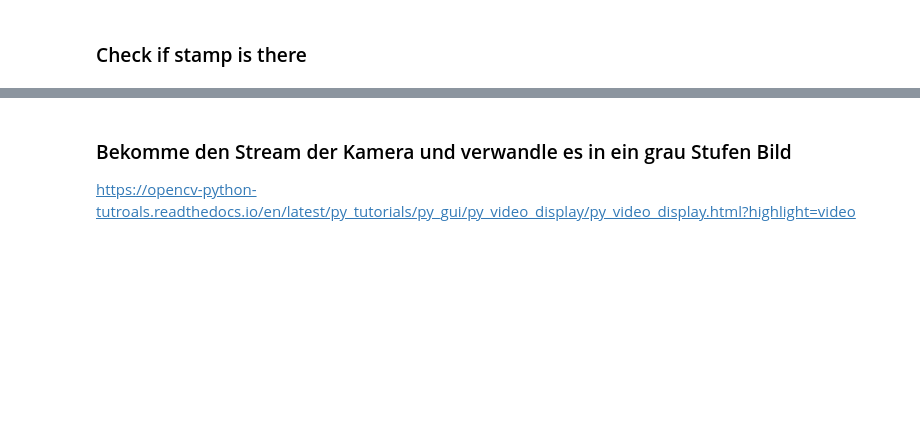
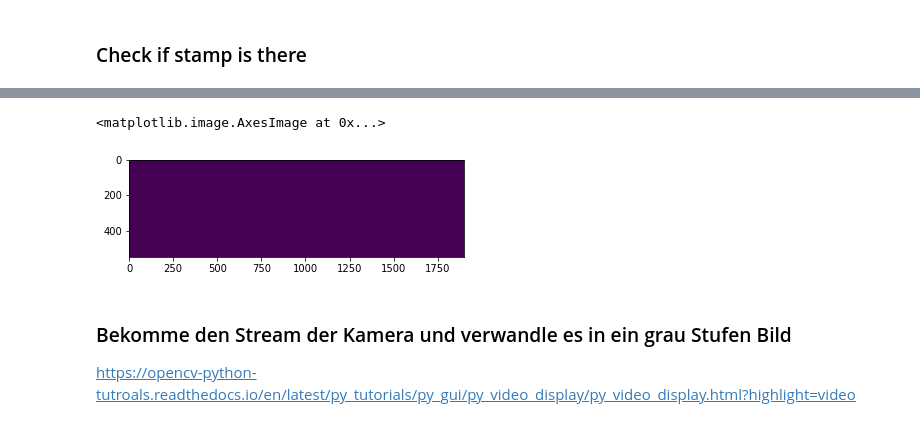
Before and after one commit to SimonStiegler/CRV_Postleitzahlerkennung, a Jupyter notebook: Programm.ipynb, the cells around one changed output, grey strips where cells are left out. Drawn from its saved outputs; the diff is of its cells as text; code cells hidden in the pictures; blank space fills up the shorter version.

Commit message:
get Contour of charater

```diff
--- a/Programm.ipynb
+++ b/Programm.ipynb
@@ -184,0 +200,10 @@ error: OpenCV(3.4.2) C:\Miniconda3\conda-bld\opencv-suite_1534379934306\work\mod
+# %%
+cannyAF = cv2.Canny(addressField,0,30)
+imgAF,contoursAF,hierachyAF = cv2.findContours(erode,cv2.RETR_TREE,cv2.CHAIN_APPROX_NONE)
+plt.imshow(imgAF,cmap="gray")
+contourImg = np.zeros((cannyAF.shape))
+cv2.drawContours(,contoursAF , -1, (0, 0, 255), 7)
+plt.imshow(contourImg)
+# %% [output]
+<matplotlib.image.AxesImage at 0x...>
+[figure, added]
```
Also changed, not shown: parts of 8 cells of this notebook.
